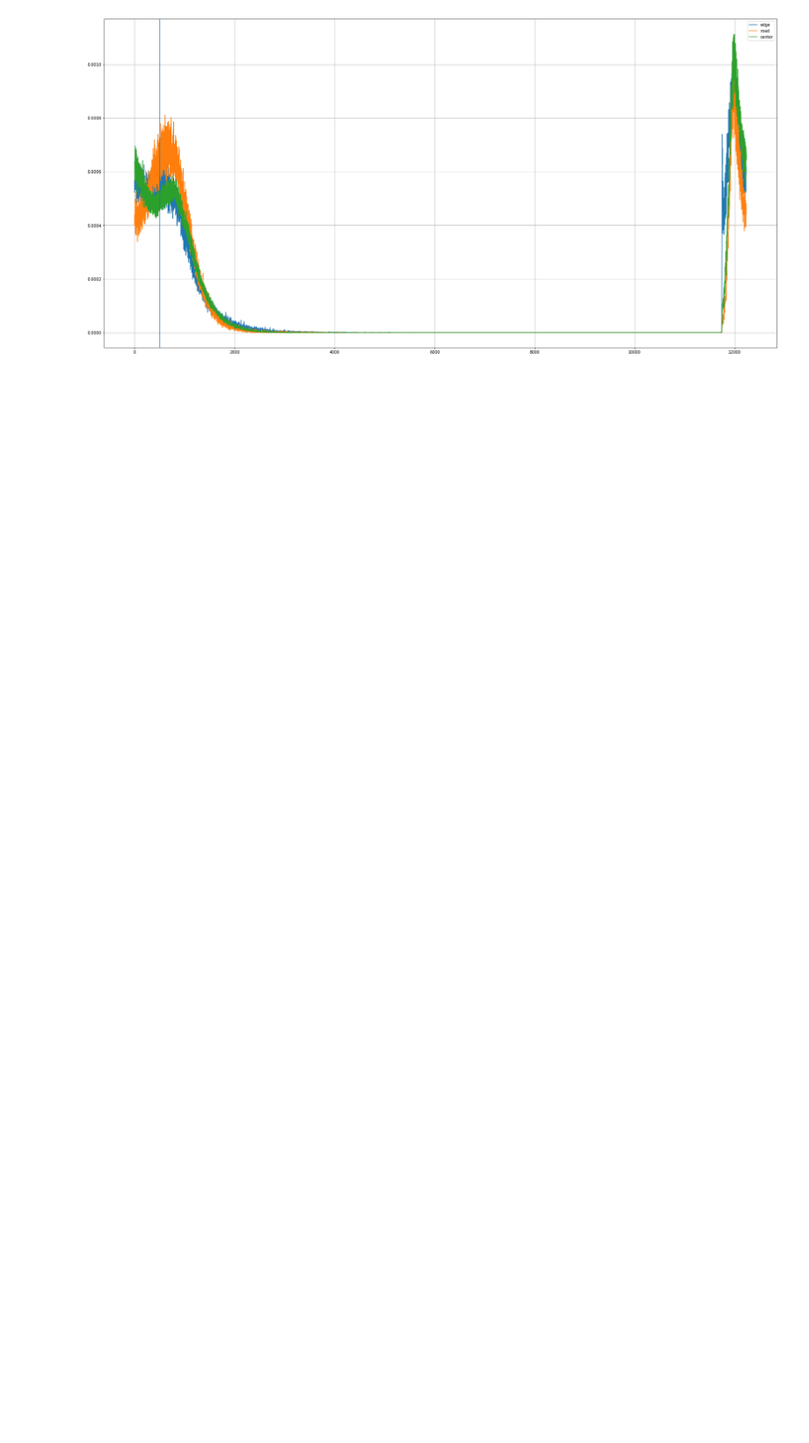
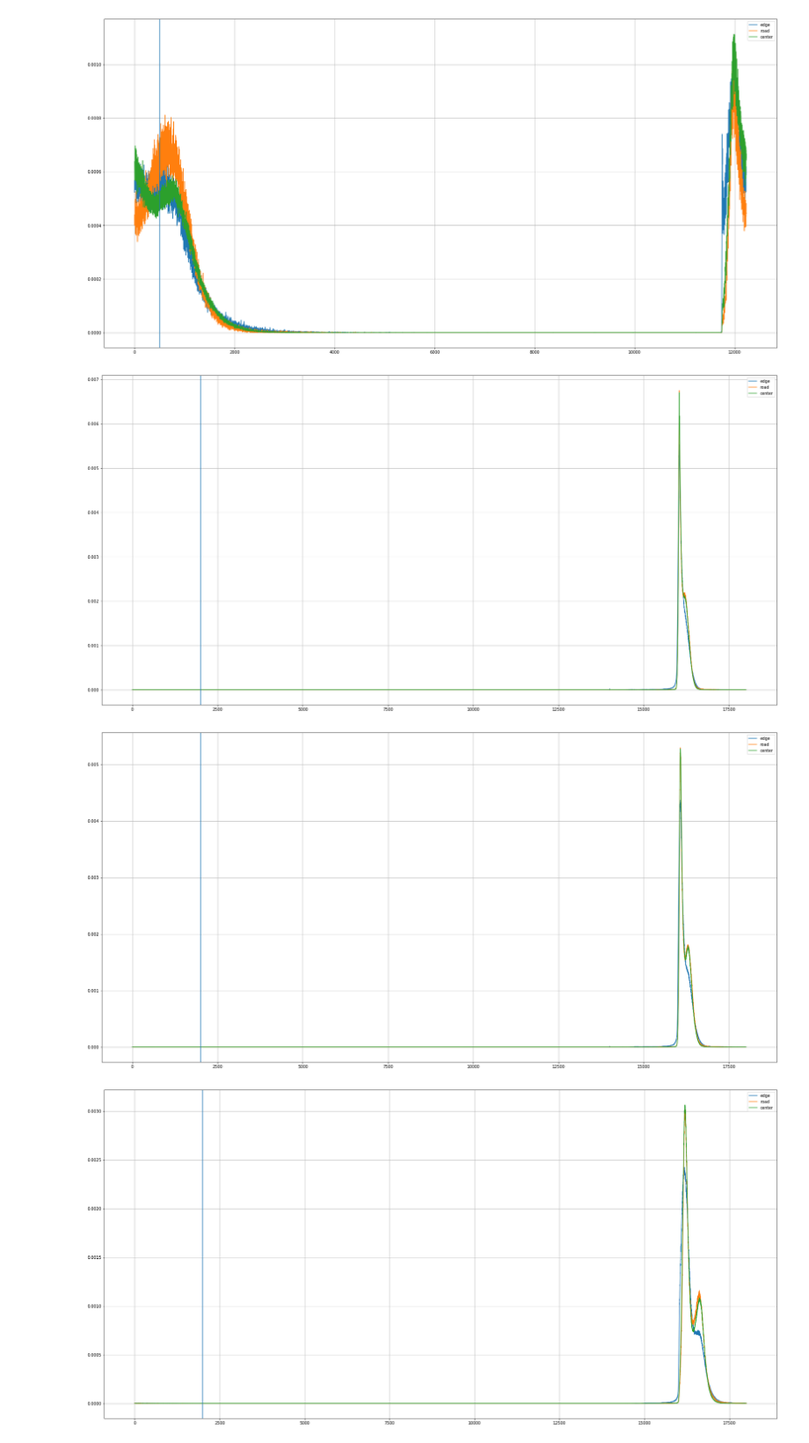
Before and after one commit to LiyaoTang/Road-Extraction-from-Time-Series-Satellite-Images, a Jupyter notebook: Data_Preprocessing/Channel_Analysis.ipynb, the cells around one changed output. Shown at 88% size. Drawn from its saved outputs; the diff is of its cells as text; code cells hidden in the pictures; blank space fills up the shorter version.

```diff
--- a/Data_Preprocessing/Channel_Analysis.ipynb
+++ b/Data_Preprocessing/Channel_Analysis.ipynb
@@ -231,3 +235,19 @@ for ch_n in range(7):
 [figure]
 [figure]
 [figure]
+# %%
+# Two subplots
+for ch_n in range(7):
+    plt.figure(figsize=(30,15))
+    plt.plot(edge_distr_array[ch_n]/edge_distr_array[ch_n].sum(), label='edge')
+    plt.plot(road_distr_array[ch_n]/road_distr_array[ch_n].sum(), label='road')
+    plt.plot(center_distr_array[ch_n]/center_distr_array[ch_n].sum(), label='center')
+    plt.axvline(x=-offset)
+    plt.legend()
+    plt.grid(True)
+    plt.show()
+    plt.close()
+# %% [output]
+[figure, added]
+[figure, added]
+[figure, added]
```
Also changed, not shown: parts of 6 cells of this notebook, 5 other files.
